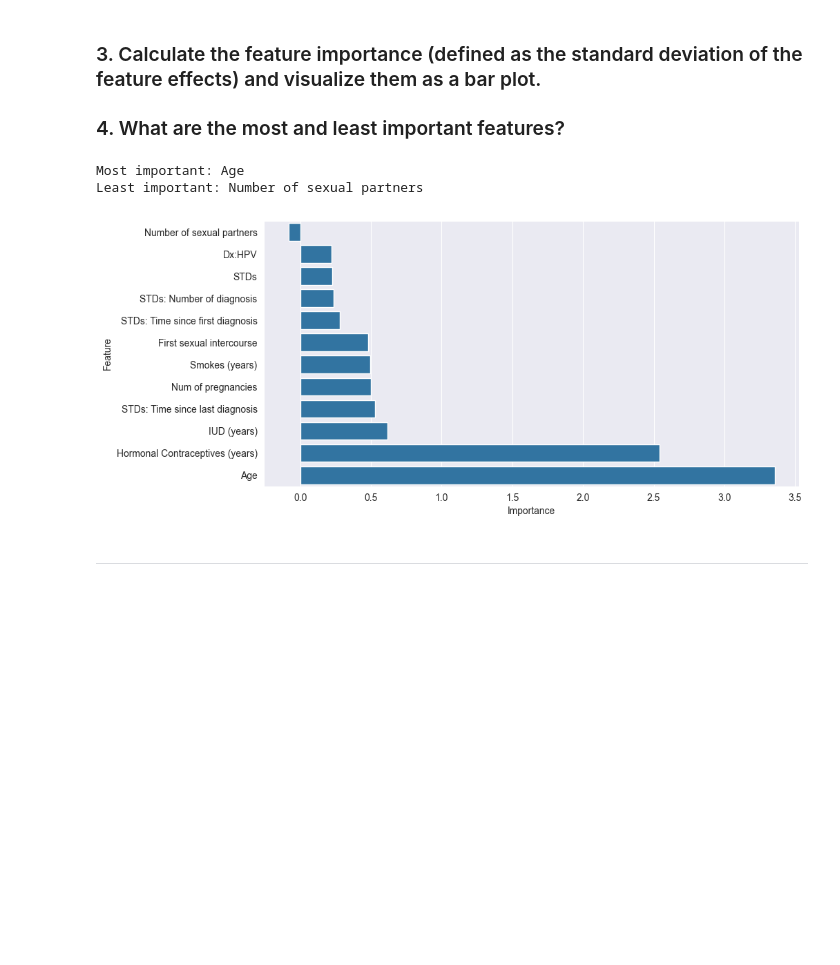
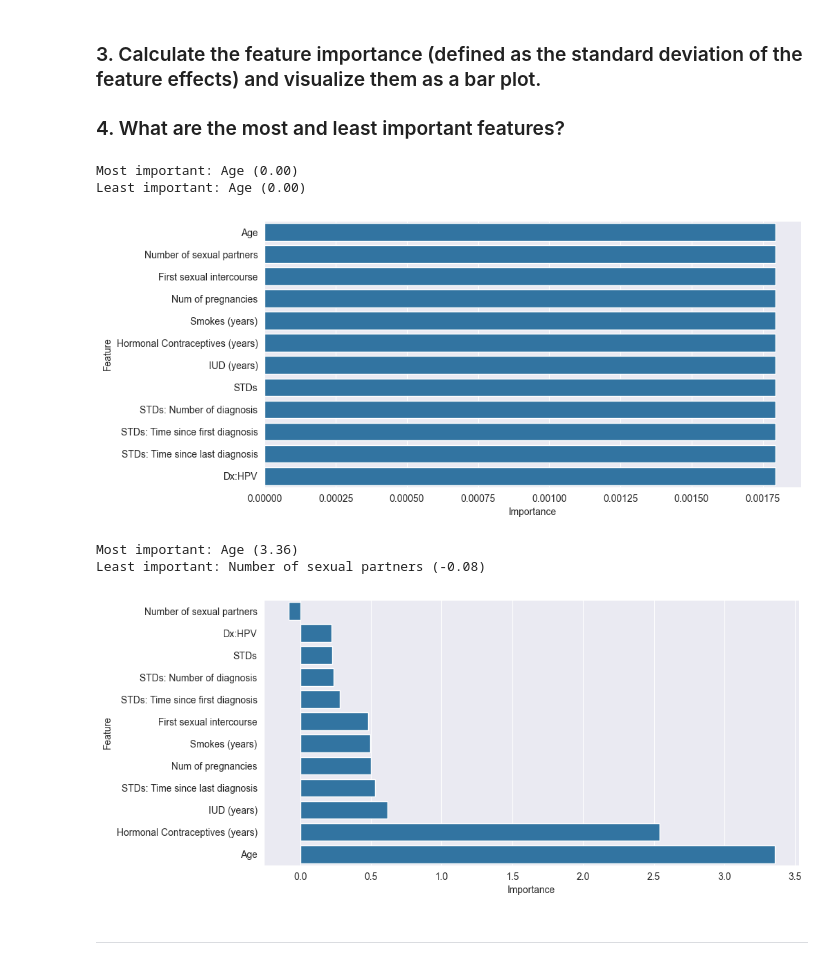
Before and after one commit to nirgoren/biology-hw1, a Jupyter notebook: Homework 1 Interpretable ML.ipynb, the cells around one changed output. Saved outputs shown, nothing was run; the diff lists cells and outputs as text; code cells hidden in the pictures; blank space fills up the shorter version.

```diff
--- a/Homework 1 Interpretable ML.ipynb
+++ b/Homework 1 Interpretable ML.ipynb
@@ -211,24 +216,31 @@ import matplotlib.pyplot as plt
 import seaborn as sns
 
 
-def plot_feature_importance(model):
+def plot_feature_importance(model, X=X):
     feature_importance = model.coef_[0]
-    feature_importance = feature_importance / feature_importance.std()
+    # feature_importance = feature_importance / feature_importance.std()
+    feature_importance = feature_importance.std()
     feature_importance = pd.Series(feature_importance, index=X.columns).sort_values()
 
-    print('Most important:', feature_importance.idxmax())
-    print('Least important:', feature_importance.idxmin())
+    print(f'Most important: {feature_importance.idxmax()} ({feature_importance.max():.2f})')
+    print(f'Least important: {feature_importance.idxmin()} ({feature_importance.min():.2f})')
 
     plt.figure(figsize=(10, 5))
     sns.barplot(x=feature_importance, y=feature_importance.index)
     plt.xlabel('Importance')
     plt.ylabel('Feature')
     plt.show()
+# %%
+plot_feature_importance(logistic_model)
+# %% [output]
+Most important: Age (0.00)
+Least important: Age (0.00)
+[figure, added]
 # %%
 plot_feature_importance(logistic_model)
 # %% [output]
-Most important: Age
-Least important: Number of sexual partners
+Most important: Age (3.36)
+Least important: Number of sexual partners (-0.08)
 [figure]
 # %% [markdown]
 ---
```
Also changed, not shown: parts of 11 cells of this notebook.
